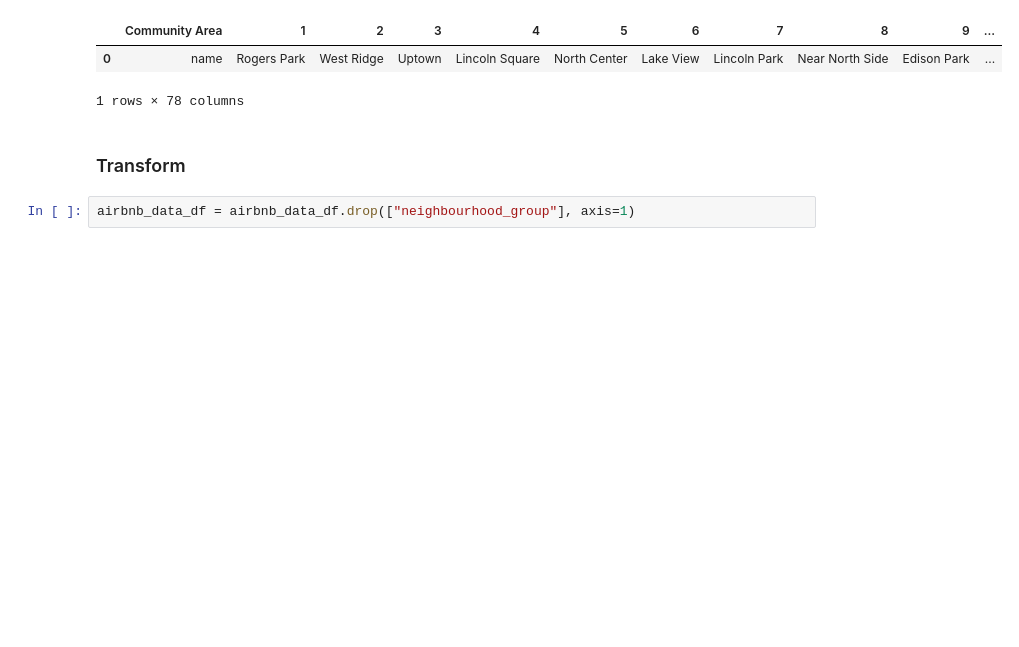
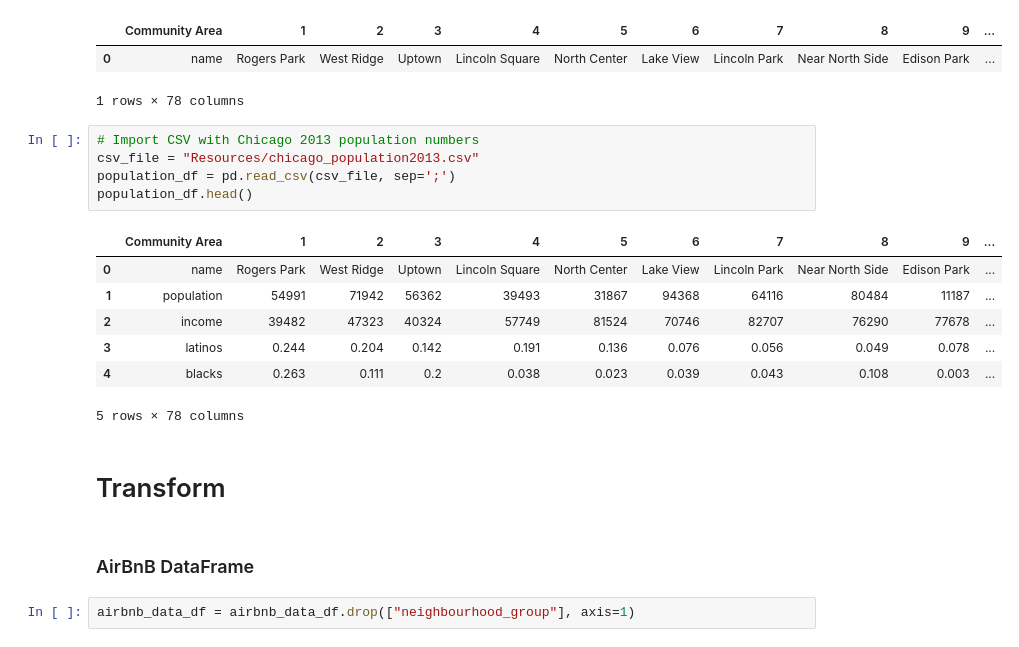
Before and after one commit to halabi93/Airbnb-Data-Analysis, a Jupyter notebook: ETL_Starter.ipynb, the cells around one changed output. Drawn from its saved outputs; the diff is of its cells as text; blank space fills up the shorter version.

Commit message:
tables work

```diff
--- a/ETL_Starter.ipynb
+++ b/ETL_Starter.ipynb
@@ -25,8 +25,23 @@ communities_df.head()
 |  | Community Area | 1 | 2 | 3 | 4 | 5 | 6 | 7 | 8 | 9 | ... |
 | 0 | name | Rogers Park | West Ridge | Uptown | Lincoln Square | North Center | Lake View | Lincoln Park | Near North Side | Edison Park | ... |
 1 rows × 78 columns
+# %%
+# Import CSV with Chicago 2013 population numbers
+csv_file = "Resources/chicago_population2013.csv"
+population_df = pd.read_csv(csv_file, sep=';')
+population_df.head()
+# %% [output]
+|  | Community Area | 1 | 2 | 3 | 4 | 5 | 6 | 7 | 8 | 9 | ... |
+| 0 | name | Rogers Park | West Ridge | Uptown | Lincoln Square | North Center | Lake View | Lincoln Park | Near North Side | Edison Park | ... |
+| 1 | population | 54991 | 71942 | 56362 | 39493 | 31867 | 94368 | 64116 | 80484 | 11187 | ... |
+| 2 | income | 39482 | 47323 | 40324 | 57749 | 81524 | 70746 | 82707 | 76290 | 77678 | ... |
+| 3 | latinos | 0.244 | 0.204 | 0.142 | 0.191 | 0.136 | 0.076 | 0.056 | 0.049 | 0.078 | ... |
+| 4 | blacks | 0.263 | 0.111 | 0.2 | 0.038 | 0.023 | 0.039 | 0.043 | 0.108 | 0.003 | ... |
+5 rows × 78 columns
 # %% [markdown]
-### Transform
+# Transform
+# %% [markdown]
+### AirBnB DataFrame
 # %%
 airbnb_data_df = airbnb_data_df.drop(["neighbourhood_group"], axis=1)
 # %%
```
Also changed, not shown: parts of 19 cells of this notebook, 1 other file.
